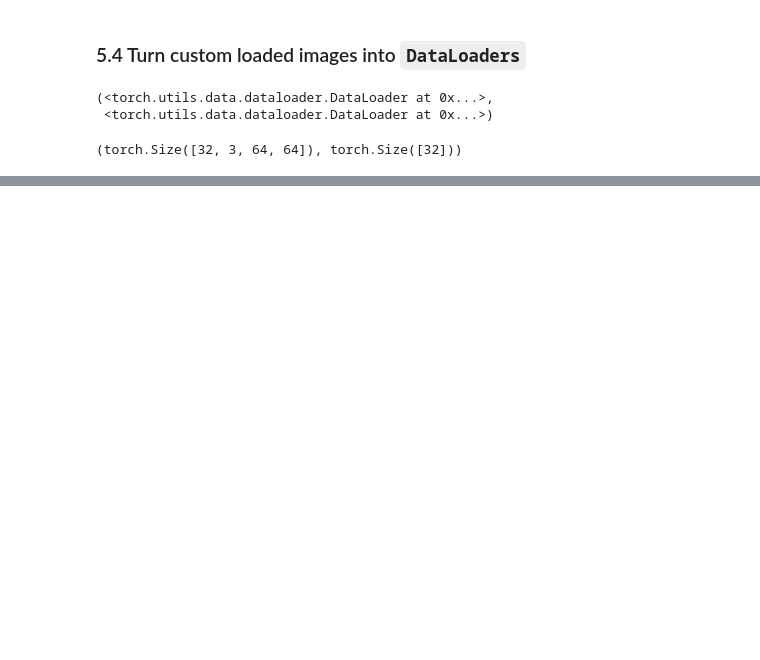
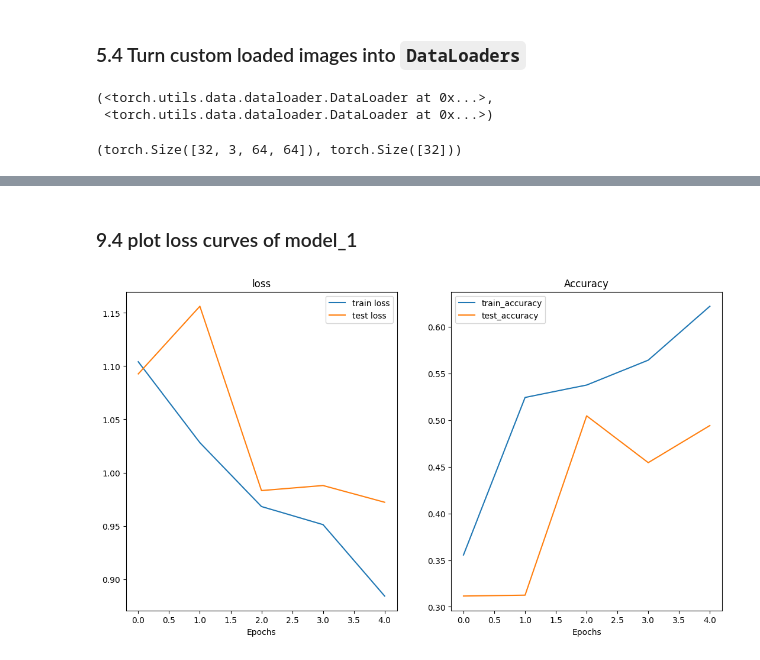
Before and after one commit to toheedakhtar/pytorch-deeplearning, a Jupyter notebook: notebooks/04_custom_dataset.ipynb, the cells around one changed output, grey strips where cells are left out. Cells and saved outputs as stored; diff of their text form; code cells hidden in the pictures; blank space fills up the shorter version.

```diff
--- a/notebooks/04_custom_dataset.ipynb
+++ b/notebooks/04_custom_dataset.ipynb
@@ -594,0 +1065,16 @@ img_custom.shape, label_custom.shape
+# %%
+import os
+BATCH_SIZE = 32
+NUM_WORKERS = os.cpu_count()
+
+torch.manual_seed(42)
+train_dataloader_augmented = DataLoader(train_data_augmented,
+                                        batch_size = BATCH_SIZE,
+                                        shuffle=True,
+                                        num_workers=NUM_WORKERS)
+
+
+test_dataloader_augmented = DataLoader(test_data_augmented,
+                                        batch_size = BATCH_SIZE,
+                                        shuffle=False,
+                                        num_workers=NUM_WORKERS)
@@ -594,0 +1085,7 @@ img_custom.shape, label_custom.shape
+# %%
+torch.manual_seed(42)
+model_1 = TinyVGG(input_shape=3,
+                  hidden_units=10,
+                  output_shape=len(train_data_augmented.classes)).to(device)
+
+model_1
@@ -594,0 +1113,20 @@ img_custom.shape, label_custom.shape
+# %%
+torch.manual_seed(42)
+torch.cuda.manual_seed(42)
+
+NUM_EPOCHS = 5
+
+loss_fn = nn.CrossEntropyLoss()
+optimizer = torch.optim.Adam(params=model_1.parameters(), lr=0.001)
+
+start_time = timer()
+
+model_1_results = train(model=model_1,
+                        train_datalaoder=train_dataloader_augmented,
+                        test_dataloader=test_dataloader_augmented,
+                        loss_fn=loss_fn,
+                        optimizer=optimizer, epochs=NUM_EPOCHS,
+                        )
+
+end_time = timer()
+print(f'total train time for model_1 : {end_time-start_time:.3f} sec')
@@ -594,0 +1163,6 @@ img_custom.shape, label_custom.shape
+# %% [markdown]
+### 9.4 plot loss curves of model_1
+# %%
+plot_loss_curves(model_1_results)
+# %% [output]
+[figure, added]
```
Also changed, not shown: parts of 72 cells of this notebook.
